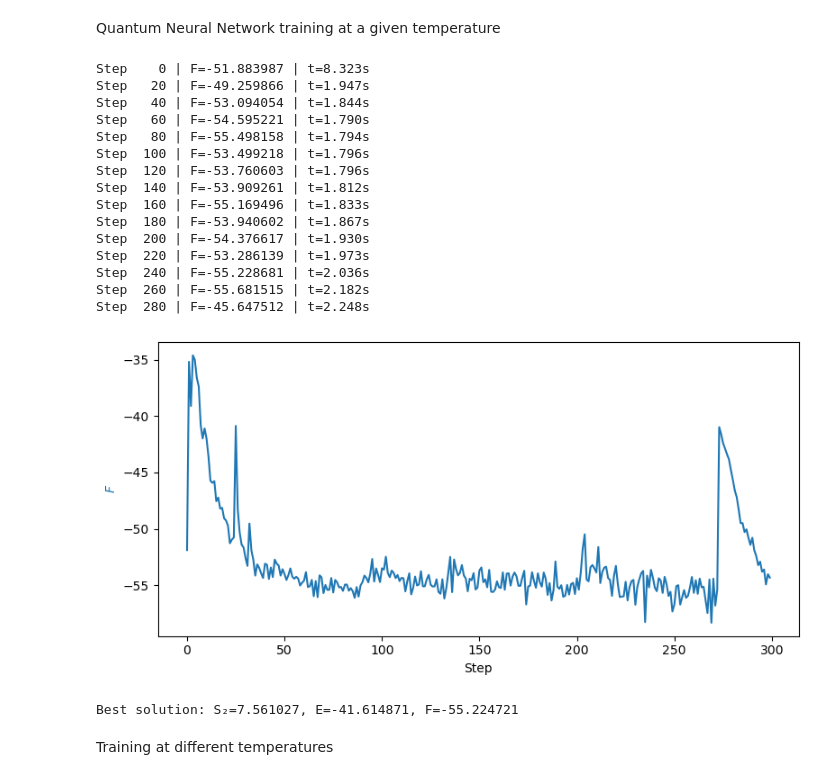
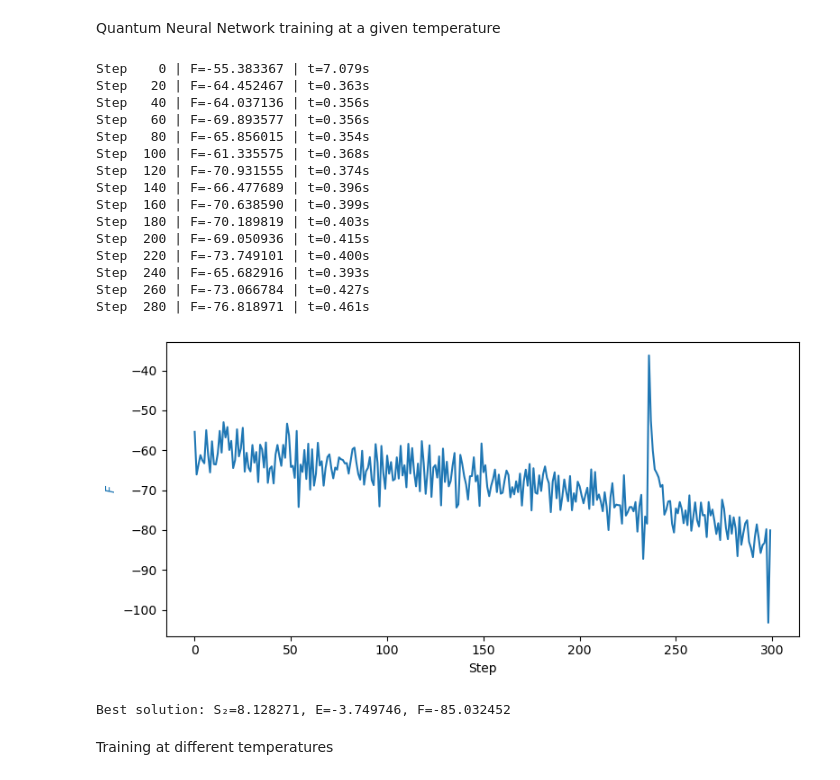
Before and after one commit to ismaelcastrouimp/TFM, a Jupyter notebook: notebooks/Renyi_Ising.ipynb, the cells around one changed output. Cells and saved outputs as stored; diff of their text form; code cells hidden in the pictures.

```diff
--- a/notebooks/Renyi_Ising.ipynb
+++ b/notebooks/Renyi_Ising.ipynb
@@ -26,8 +33,8 @@ from src_renyi import (
 # %%
 # Hilbert space
 from netket.hilbert import Spin
-N = 50
-N_ancilla = 50
+N = 20
+N_ancilla = 20
 partition = list(range(N))
 
 # System: N 1/2
@@ -68,32 +75,32 @@ Quantum Neural Network training at a given temperature
 # %%
 sampler = nk.sampler.ARDirectSampler(hi_extended)
 
 arnn = nk.models.ARNNDense(hilbert=hi_extended, layers=1, features=16, activation=jax.nn.gelu)
 model = ARNN_Z2(worker=arnn, trivial_Z2=True)
-vstate = nk.vqs.MCState(sampler, model, n_samples=40960/2)
-T = 1.8
+vstate = nk.vqs.MCState(sampler, model, n_samples=40960)
+T = 10
 
 n_steps = 300
 lr = optax.linear_schedule(0.05, 0.001, n_steps)
 diag_shift = optax.linear_schedule(1e-1, 1e-4, n_steps)
 _,f_best,E_best,S_best = free_energy_minimize_SR_SGD(vstate, T, partition, H_extended, n_steps, learning_rate=lr,
                                                       diag_shift=diag_shift, freq=20, timing=True, n_samples_sr=4096)
 print(f"Best solution: S₂={S_best:.6f}, E={E_best:.6f}, F={f_best:.6f}")
 # %% [output]
-Step    0 | F=-51.883987 | t=8.323s
-Step   20 | F=-49.259866 | t=1.947s
-Step   40 | F=-53.094054 | t=1.844s
-Step   60 | F=-54.595221 | t=1.790s
-Step   80 | F=-55.498158 | t=1.794s
-Step  100 | F=-53.499218 | t=1.796s
-Step  120 | F=-53.760603 | t=1.796s
-Step  140 | F=-53.909261 | t=1.812s
-Step  160 | F=-55.169496 | t=1.833s
-Step  180 | F=-53.940602 | t=1.867s
-Step  200 | F=-54.376617 | t=1.930s
-Step  220 | F=-53.286139 | t=1.973s
-Step  240 | F=-55.228681 | t=2.036s
-Step  260 | F=-55.681515 | t=2.182s
-Step  280 | F=-45.647512 | t=2.248s
+Step    0 | F=-55.383367 | t=7.079s
+Step   20 | F=-64.452467 | t=0.363s
+Step   40 | F=-64.037136 | t=0.356s
+Step   60 | F=-69.893577 | t=0.356s
+Step   80 | F=-65.856015 | t=0.354s
+Step  100 | F=-61.335575 | t=0.368s
+Step  120 | F=-70.931555 | t=0.374s
+Step  140 | F=-66.477689 | t=0.396s
+Step  160 | F=-70.638590 | t=0.399s
+Step  180 | F=-70.189819 | t=0.403s
+Step  200 | F=-69.050936 | t=0.415s
+Step  220 | F=-73.749101 | t=0.400s
+Step  240 | F=-65.682916 | t=0.393s
+Step  260 | F=-73.066784 | t=0.427s
+Step  280 | F=-76.818971 | t=0.461s
-[figure, old version]
+[figure, new version]
-Best solution: S₂=7.561027, E=-41.614871, F=-55.224721
+Best solution: S₂=8.128271, E=-3.749746, F=-85.032452
```
Also changed, not shown: parts of 2 cells of this notebook, 1 other file.
